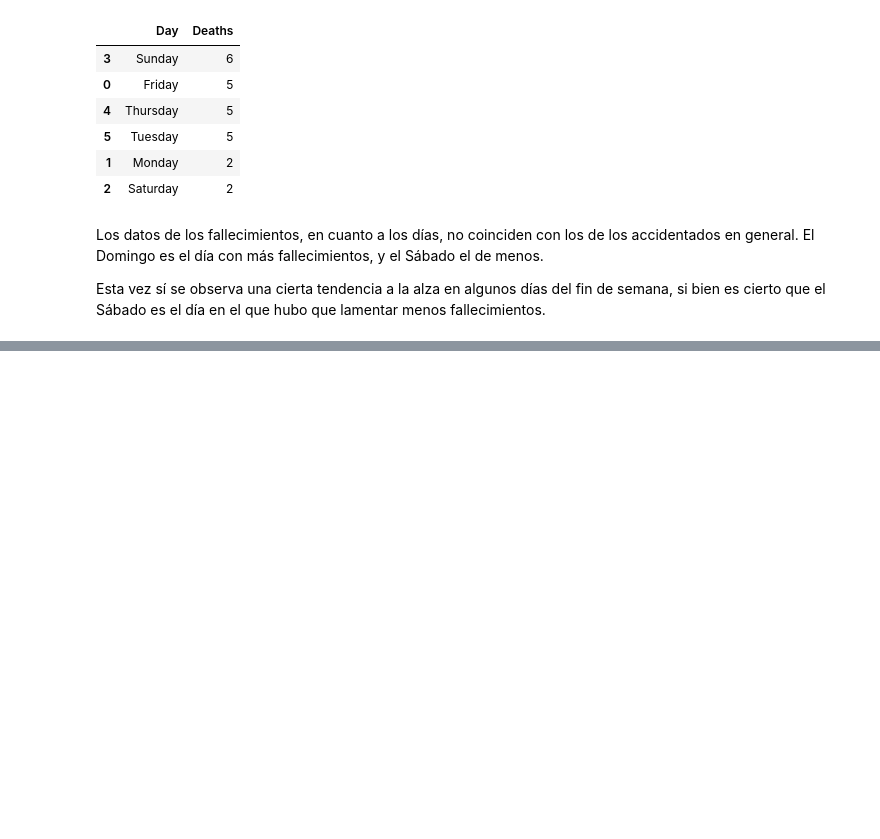
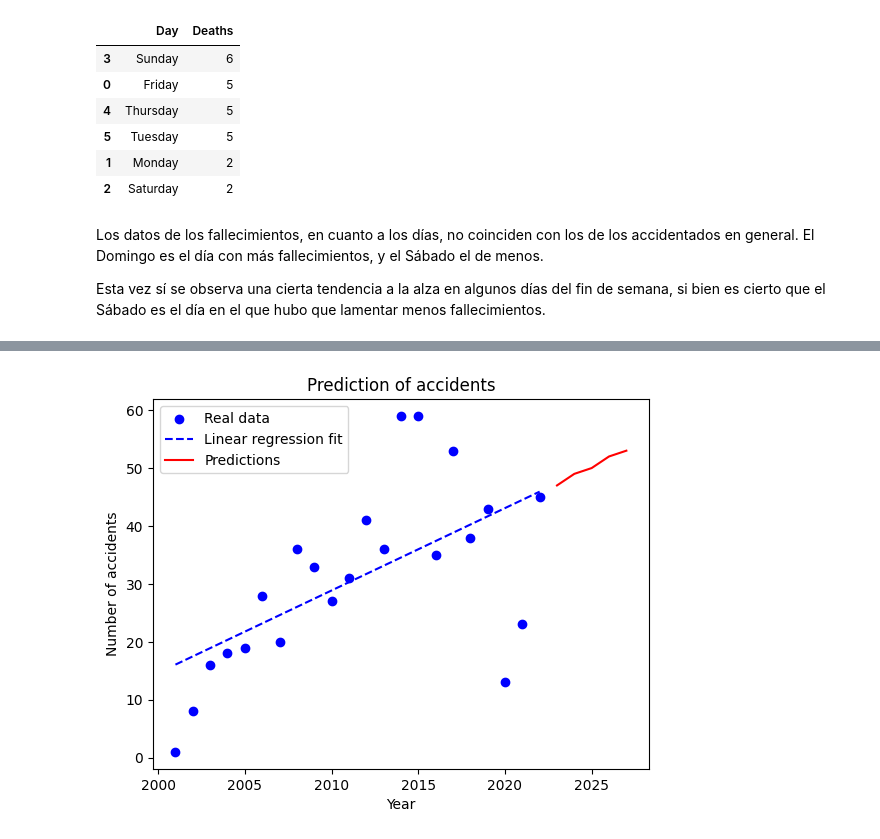
Before and after one commit to tecexbarto/Theme_Park_Accidents, a Jupyter notebook: Theme_park_accidents.ipynb, the cells around one changed output, grey strips where cells are left out. Cells and saved outputs as stored; diff of their text form; code cells hidden in the pictures; blank space fills up the shorter version.

```diff
--- a/Theme_park_accidents.ipynb
+++ b/Theme_park_accidents.ipynb
@@ -1190,0 +1266,6 @@ Esta vez sí se observa una cierta tendencia a la alza en algunos días del fin
+# %%
+#creamos un objeto de la clase LinearRegression
+reg = linear_model.LinearRegression()
+# %%
+#entrenamos el modelo
+reg.fit(X,y)
@@ -1190,0 +1274,8 @@ Esta vez sí se observa una cierta tendencia a la alza en algunos días del fin
+# %%
+#predecimos los accidentes para los cinco años posteriores al último registro
+years_to_predict = np.array([2023, 2024, 2025, 2026, 2027]).reshape((5, 1))
+predictions = reg.predict(years_to_predict).round(0)
+# %%
+#creamos un DataFrame con las predicciones
+df_predictions = pd.DataFrame({'Year': [2023, 2024, 2025, 2026, 2027],'Accidents': predictions})
+df_predictions
@@ -1190,0 +1311,12 @@ Esta vez sí se observa una cierta tendencia a la alza en algunos días del fin
+# %%
+#visualizamos en un gráfico tanto los datos originales como las predicciones
+plt.scatter(df_incidentes_año['Year'], df_incidentes_año['Accidents'], color='blue', label='Real data')
+plt.plot(df_incidentes_año['Year'], reg.predict(X), color='blue', linestyle='dashed', label='Linear regression fit')
+plt.plot(df_predictions['Year'], df_predictions['Accidents'], color='red', label='Predictions')
+plt.xlabel('Year')
+plt.ylabel('Number of accidents')
+plt.title('Prediction of accidents')
+plt.legend()
+plt.show()
+# %% [output]
+[figure, added]
```
Also changed, not shown: parts of 14 cells of this notebook.
